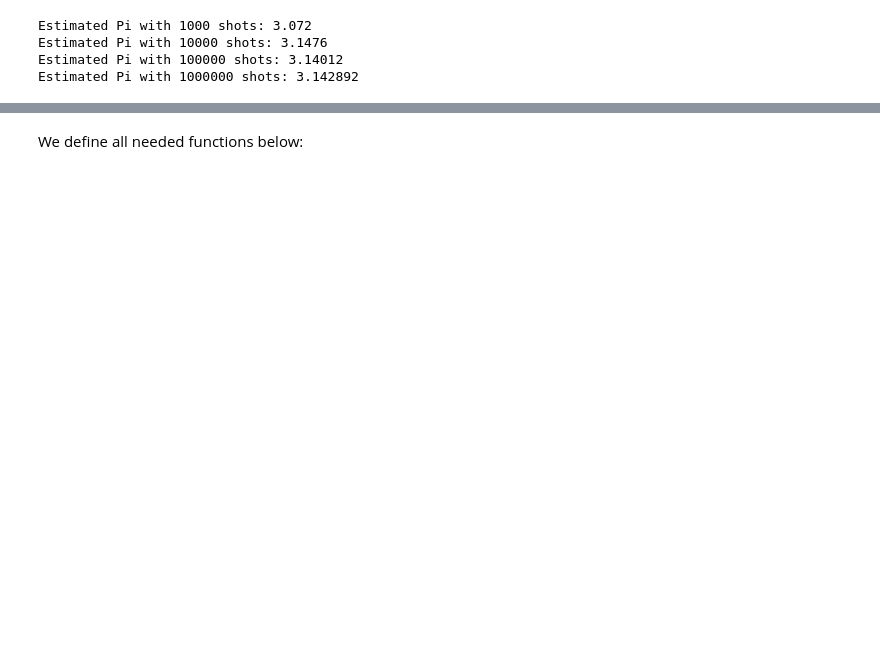
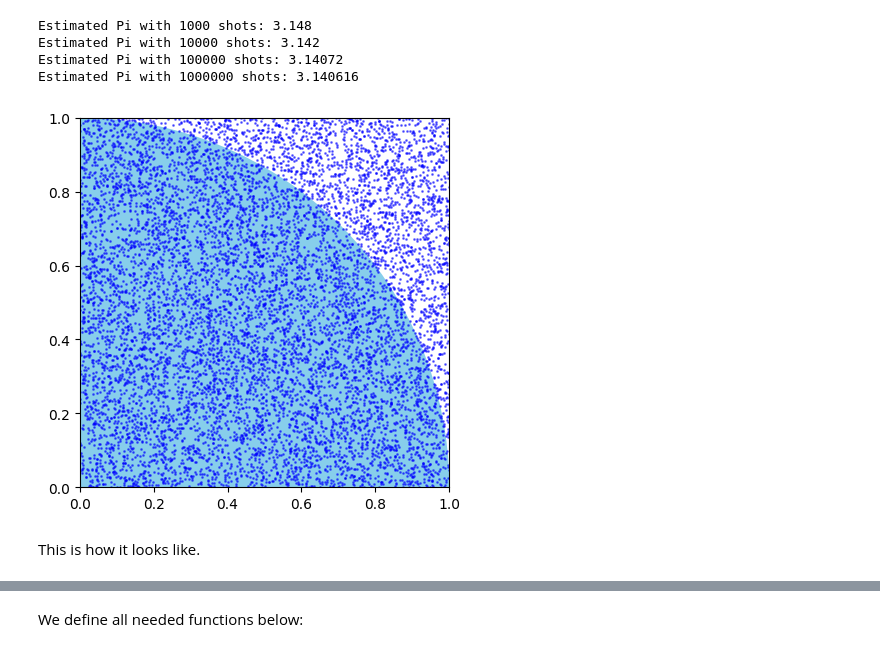
Before and after one commit to mforgo/Quantum-Examples, a Jupyter notebook: Circuits/VQE.ipynb, the cells around one changed output, grey strips where cells are left out. Cells and saved outputs as stored; diff of their text form; code cells hidden in the pictures; blank space fills up the shorter version.

```diff
--- a/Circuits/QMontteCarlo.ipynb
+++ b/Circuits/VQE.ipynb
@@ -5,23 +29,69 @@
 # %%
 import random
 
-shots = 1000000
-
 def estimate_pi(shots):
+    points = [[],[]]
     in_circle = 0
     for _ in range(shots):
         x = random.random()
         y = random.random()
+        points[0].append(x)
+        points[1].append(y)
         if x*x + y*y <= 1:
             in_circle += 1
 
-    return ((in_circle * 4) / shots)
+    return ((in_circle * 4) / shots), points
 
 for i in [1000, 10000, 100000, 1000000]:
-    print(f"Estimated Pi with {i} shots: {estimate_pi(i)}")
+    if i == 10000:
+        pi, points = estimate_pi(i)
+    else:
+        pi, _ = estimate_pi(i)
+    print(f"Estimated Pi with {i} shots: {pi}")
 # %% [output]
-Estimated Pi with 1000 shots: 3.072
-Estimated Pi with 10000 shots: 3.1476
-Estimated Pi with 100000 shots: 3.14012
-Estimated Pi with 1000000 shots: 3.142892
+Estimated Pi with 1000 shots: 3.148
+Estimated Pi with 10000 shots: 3.142
+Estimated Pi with 100000 shots: 3.14072
+Estimated Pi with 1000000 shots: 3.140616
+# %%
+import matplotlib.pyplot as plt
+import matplotlib.patches as patches
+center_x = 0
+center_y = 0
+radius = 1
+start_angle = 0
+end_angle = 90
+
+x_in_1 = []
+y_in_1 = []
+x = []
+y = []
+
+for i in points[0]:
+    if i <= 1:
+        x_in_1.append(i)
+    else:
+        x.append(i)
+
+for i in points[1]:
+    if i <= 1:
+        y_in_1.append(i)
+    else:
+        y.append(i)
+
+fig, ax = plt.subplots()
+
+wedge = patches.Wedge((center_x, center_y), radius, start_angle, end_angle, width=radius, fc='skyblue')
+ax.add_patch(wedge)
+ax.plot(x_in_1, y_in_1, 'o', markersize=1, alpha=0.5, color='blue')
+ax.plot(x, y, '.', markersize=1, alpha=0.5)
+ax.set_xlim(0, 1)
+ax.set_ylim(0, 1)
+ax.set_aspect('equal')
+
+plt.show()
+# %% [output]
+[figure, added]
+# %% [markdown]
+This is how it looks like.
 # %% [markdown]
```
Also changed, not shown: parts of 23 cells of this notebook, 2 other files.
